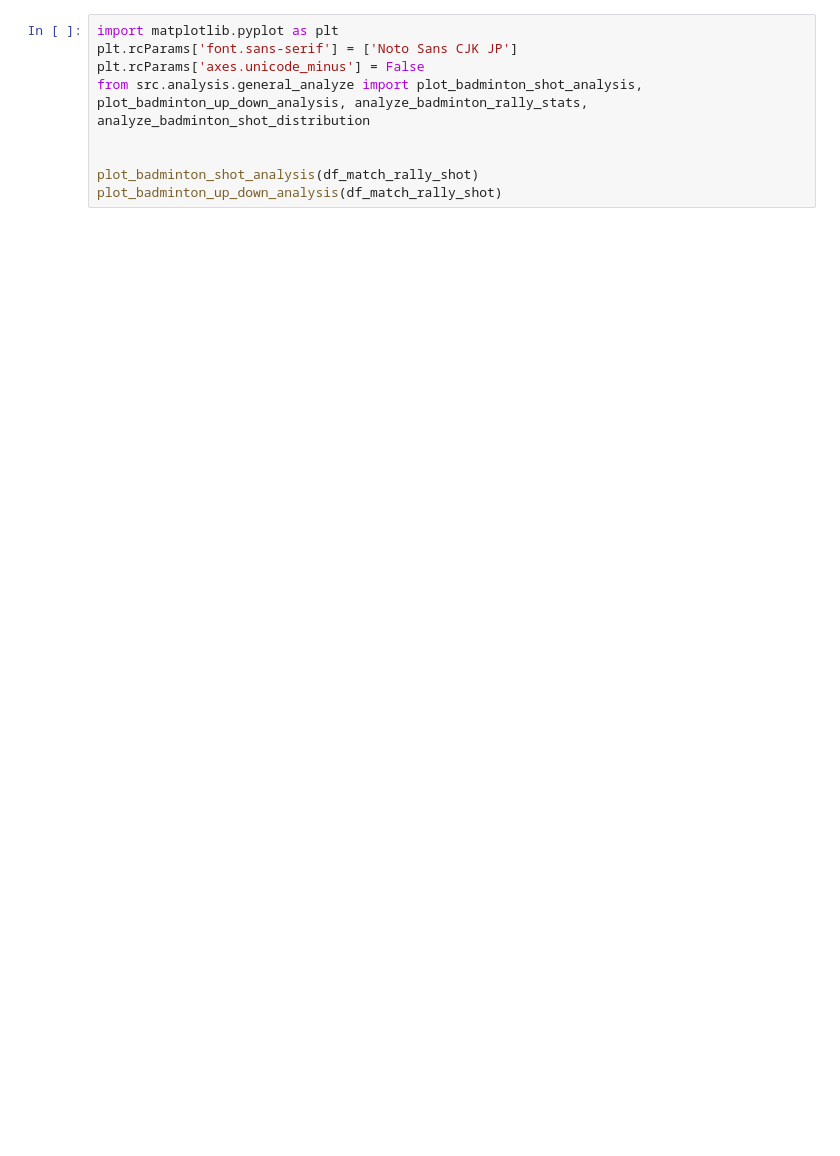
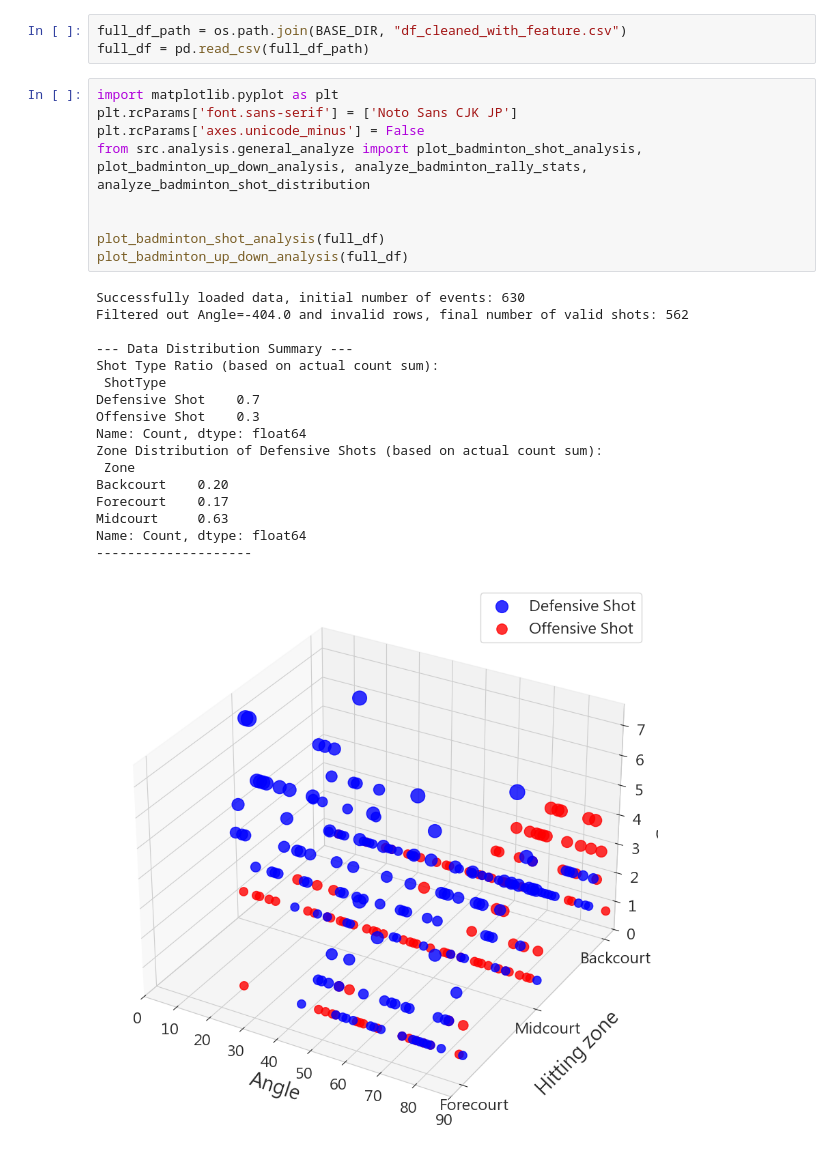
Before and after one commit to J-GY/Badminton, a Jupyter notebook: DshuttleSet/main.ipynb, the cells around one changed output. Saved outputs shown, nothing was run; the diff lists cells and outputs as text; blank space fills up the shorter version.

```diff
--- a/DshuttleSet/main.ipynb
+++ b/DshuttleSet/main.ipynb
@@ -140,9 +117,30 @@ Effective feature：
+# %%
+full_df_path = os.path.join(BASE_DIR, "df_cleaned_with_feature.csv")
+full_df = pd.read_csv(full_df_path)
 # %%
 import matplotlib.pyplot as plt
 plt.rcParams['font.sans-serif'] = ['Noto Sans CJK JP']
 plt.rcParams['axes.unicode_minus'] = False
 from src.analysis.general_analyze import plot_badminton_shot_analysis, plot_badminton_up_down_analysis, analyze_badminton_rally_stats,  analyze_badminton_shot_distribution
 
 
-plot_badminton_shot_analysis(df_match_rally_shot)
-plot_badminton_up_down_analysis(df_match_rally_shot)
+plot_badminton_shot_analysis(full_df)
+plot_badminton_up_down_analysis(full_df)
+# %% [output]
+Successfully loaded data, initial number of events: 630
+Filtered out Angle=-404.0 and invalid rows, final number of valid shots: 562
+
+--- Data Distribution Summary ---
+Shot Type Ratio (based on actual count sum):
+ ShotType
+Defensive Shot    0.7
+Offensive Shot    0.3
+Name: Count, dtype: float64
+Zone Distribution of Defensive Shots (based on actual count sum):
+ Zone
+Backcourt    0.20
+Forecourt    0.17
+Midcourt     0.63
+Name: Count, dtype: float64
+--------------------
+[figure, added]
```
Also changed, not shown: parts of 11 cells of this notebook, 19 other files.
